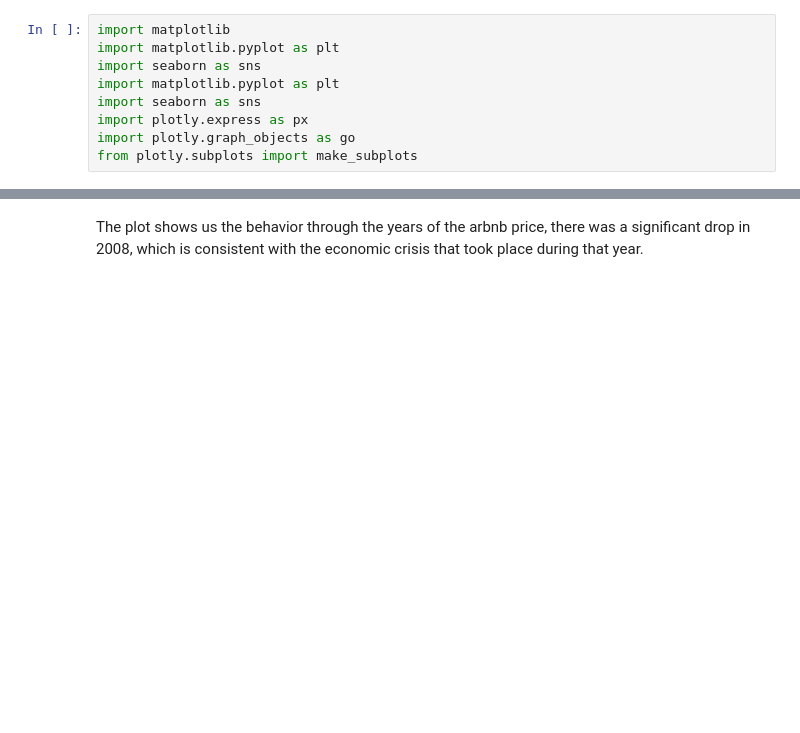
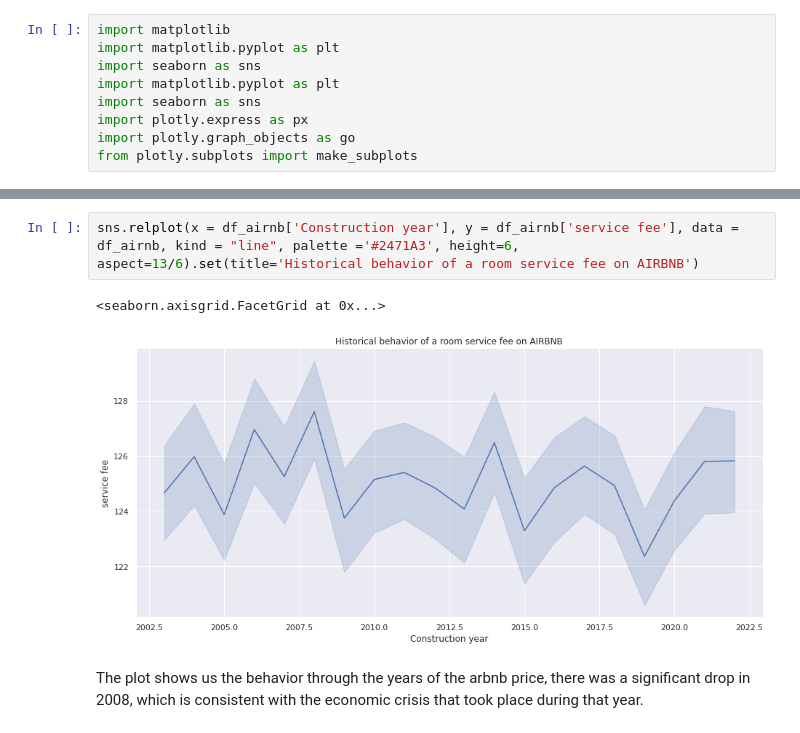
Before and after one commit to Angelica2929/BI_Project_AIRBNB, a Jupyter notebook: Project_2_Development.ipynb, the cells around one changed output, grey strips where cells are left out. Drawn from its saved outputs; the diff is of its cells as text; blank space fills up the shorter version.

```diff
--- a/Project_2_Development.ipynb
+++ b/Project_2_Development.ipynb
@@ -707,3 +725,8 @@ sns.relplot(x = df_airnb['Construction year'], y = df_airnb['price'], data = df_
+# %%
+sns.relplot(x = df_airnb['Construction year'], y = df_airnb['service fee'], data = df_airnb, kind = "line", palette ='#2471A3', height=6, aspect=13/6).set(title='Historical behavior of a room service fee on AIRBNB')
+# %% [output]
+<seaborn.axisgrid.FacetGrid at 0x...>
+[figure, added]
 # %% [markdown]
 The plot shows us the behavior through the years of the arbnb price, there was a significant drop in 2008, which is consistent with the economic crisis that took place during that year.
 # %%
```
Also changed, not shown: parts of 82 cells of this notebook.
